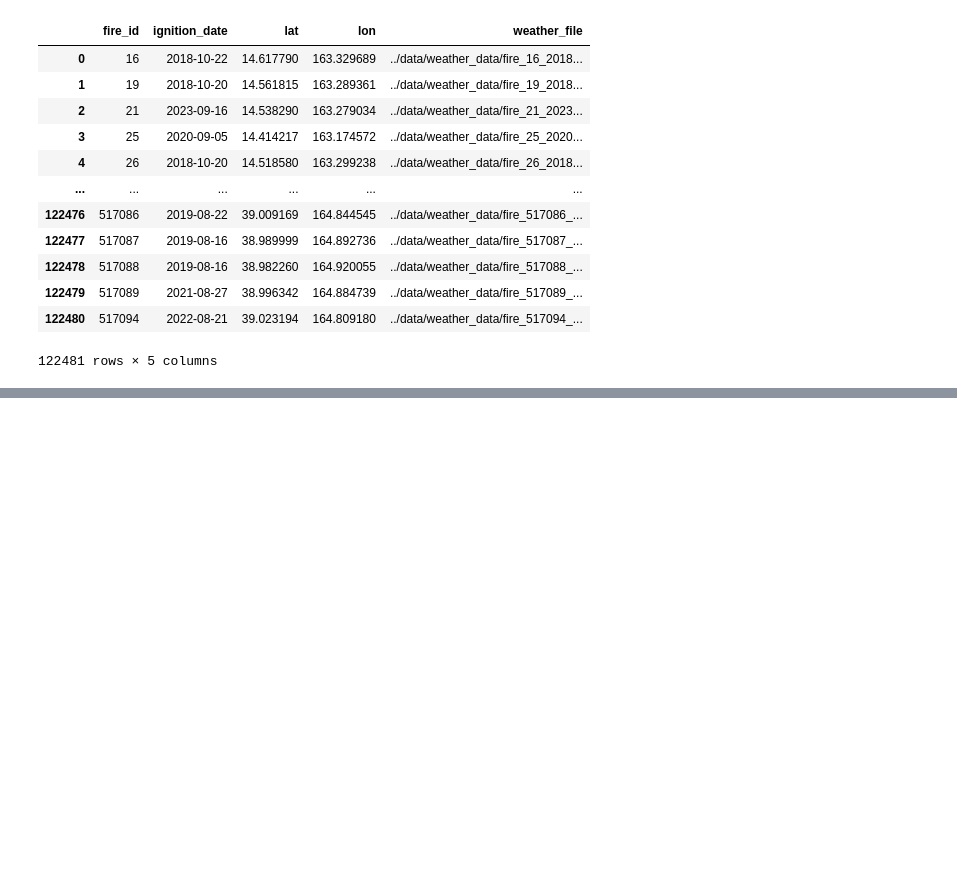
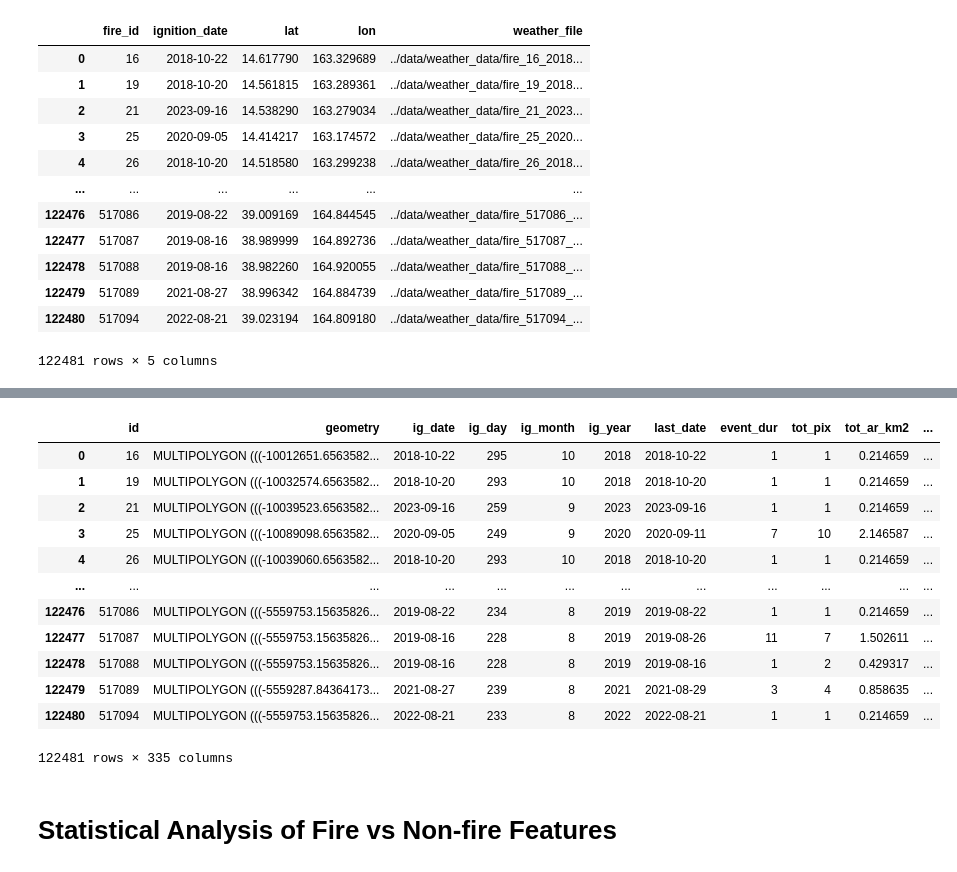
Before and after one commit to wdas03/climate-modelling, a Jupyter notebook: src/weather_data.ipynb, the cells around one changed output, grey strips where cells are left out. Saved outputs shown, nothing was run; the diff lists cells and outputs as text; code cells hidden in the pictures; blank space fills up the shorter version.

```diff
--- a/src/weather_data.ipynb
+++ b/src/weather_data.ipynb
@@ -1414,0 +1128,18 @@ KeyboardInterrupt:
+# %%
+nonfire_combined_df_augmented
+# %% [output]
+|  | id | geometry | ig_date | ig_day | ig_month | ig_year | last_date | event_dur | tot_pix | tot_ar_km2 | ... |
+| 0 | 16 | MULTIPOLYGON (((-10012651.6563582... | 2018-10-22 | 295 | 10 | 2018 | 2018-10-22 | 1 | 1 | 0.214659 | ... |
+| 1 | 19 | MULTIPOLYGON (((-10032574.6563582... | 2018-10-20 | 293 | 10 | 2018 | 2018-10-20 | 1 | 1 | 0.214659 | ... |
+| 2 | 21 | MULTIPOLYGON (((-10039523.6563582... | 2023-09-16 | 259 | 9 | 2023 | 2023-09-16 | 1 | 1 | 0.214659 | ... |
+| 3 | 25 | MULTIPOLYGON (((-10089098.6563582... | 2020-09-05 | 249 | 9 | 2020 | 2020-09-11 | 7 | 10 | 2.146587 | ... |
+| 4 | 26 | MULTIPOLYGON (((-10039060.6563582... | 2018-10-20 | 293 | 10 | 2018 | 2018-10-20 | 1 | 1 | 0.214659 | ... |
+| ... | ... | ... | ... | ... | ... | ... | ... | ... | ... | ... | ... |
+| 122476 | 517086 | MULTIPOLYGON (((-5559753.15635826... | 2019-08-22 | 234 | 8 | 2019 | 2019-08-22 | 1 | 1 | 0.214659 | ... |
+| 122477 | 517087 | MULTIPOLYGON (((-5559753.15635826... | 2019-08-16 | 228 | 8 | 2019 | 2019-08-26 | 11 | 7 | 1.502611 | ... |
+| 122478 | 517088 | MULTIPOLYGON (((-5559753.15635826... | 2019-08-16 | 228 | 8 | 2019 | 2019-08-16 | 1 | 2 | 0.429317 | ... |
+| 122479 | 517089 | MULTIPOLYGON (((-5559287.84364173... | 2021-08-27 | 239 | 8 | 2021 | 2021-08-29 | 3 | 4 | 0.858635 | ... |
+| 122480 | 517094 | MULTIPOLYGON (((-5559753.15635826... | 2022-08-21 | 233 | 8 | 2022 | 2022-08-21 | 1 | 1 | 0.214659 | ... |
+122481 rows × 335 columns
+# %% [markdown]
+# Statistical Analysis of Fire vs Non-fire Features
```
Also changed, not shown: parts of 49 cells of this notebook, 4 other files.
